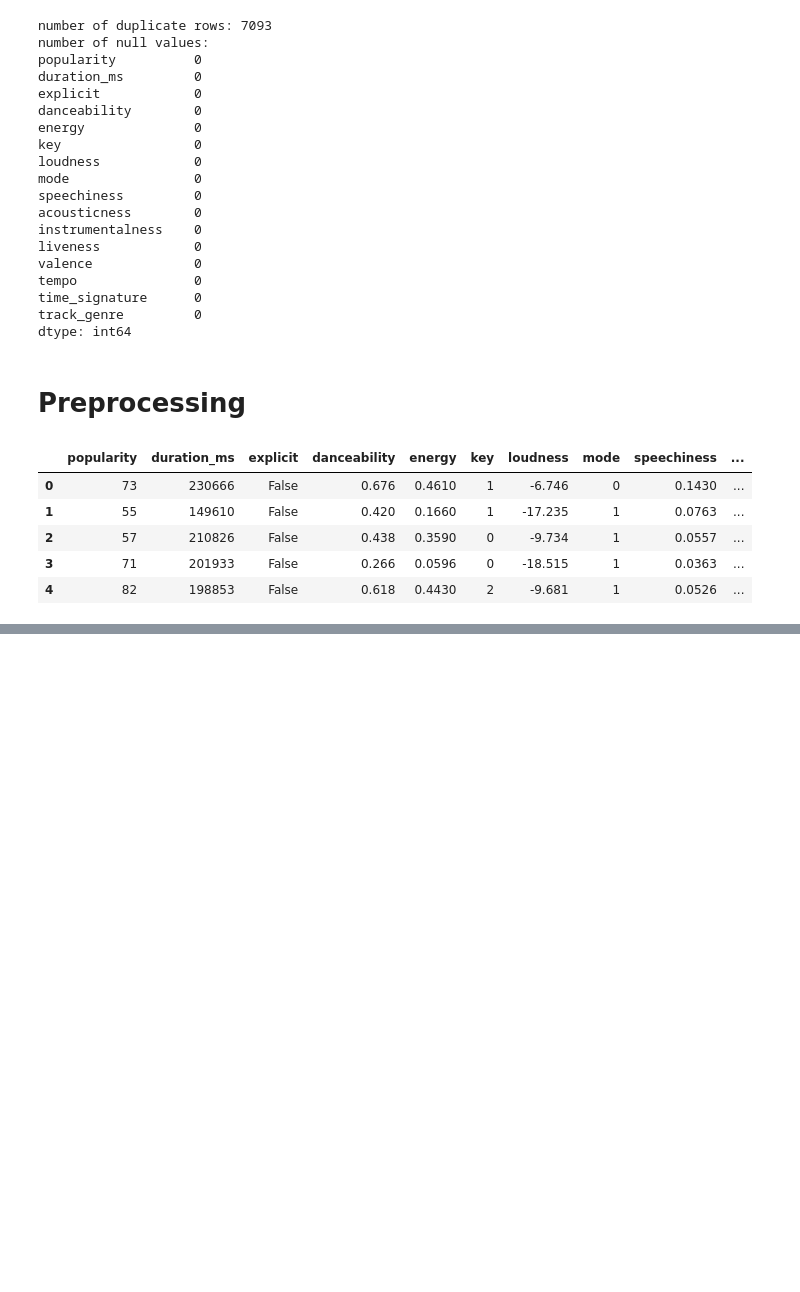
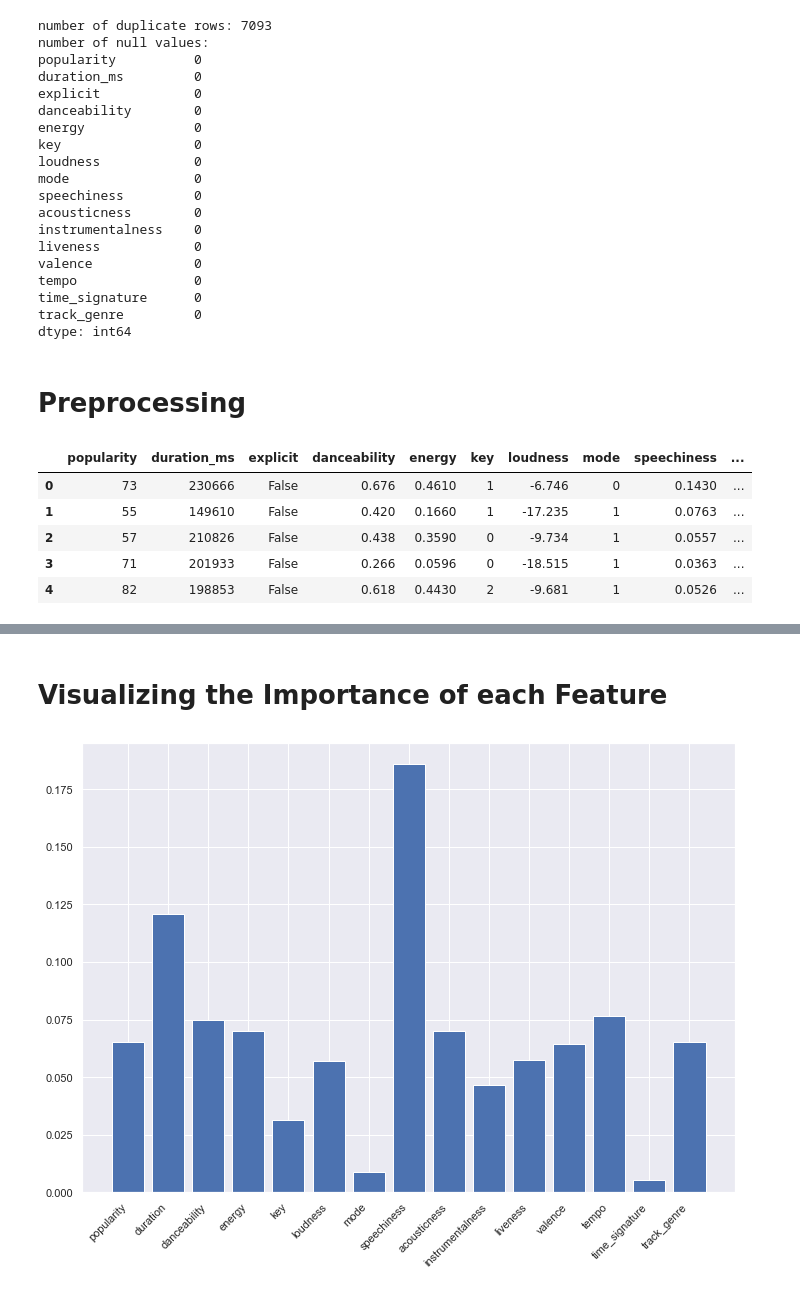
Before and after one commit to JahrelStewart/Spotify-Explicitness-Predictor, a Jupyter notebook: Main.ipynb, the cells around one changed output, grey strips where cells are left out. Drawn from its saved outputs; the diff is of its cells as text; code cells hidden in the pictures; blank space fills up the shorter version.

Commit message:
Model trained and tested

```diff
--- a/Main.ipynb
+++ b/Main.ipynb
@@ -109,0 +134,11 @@ df.head()
+# %%
+X = df.loc[:,df.columns != 'explicit'].values
+y = df['explicit'].values
+
+undersample = NearMiss(version=1, n_neighbors=3)
+X, y = undersample.fit_resample(X, y)
+
+X_train, X_test, y_train, y_test = train_test_split(X, y, test_size=0.2, random_state = 0)
+
+print("Contents of y_train: ",Counter(y_train))
+print("Contents of y_test: ",Counter(y_test))
@@ -109,0 +150,6 @@ df.head()
+# %%
+dummy = DummyClassifier(random_state=0)
+dtc = DecisionTreeClassifier(random_state=0)
+rf = RandomForestClassifier(random_state=0)
+adb = AdaBoostClassifier(random_state=0)
+bc = BaggingClassifier(random_state=0)
@@ -109,0 +204,6 @@ df.head()
+# %%
+dummy = DummyClassifier(random_state=0)
+dtc = DecisionTreeClassifier(random_state=0)
+rf = RandomForestClassifier(random_state=0, n_estimators=157)
+adb = AdaBoostClassifier(random_state=0, n_estimators=163, learning_rate=0.69387755)
+bc = BaggingClassifier(random_state=0, n_estimators=183)
@@ -109,0 +212,6 @@ df.head()
+# %%
+dummy.fit(X_train, y_train)
+dtc.fit(X_train, y_train)
+rf.fit(X_train, y_train)
+adb.fit(X_train, y_train)
+bc.fit(X_train, y_train)
@@ -109,0 +270,12 @@ df.head()
+# %% [markdown]
+# Visualizing the Importance of each Feature
+# %%
+importances = rf.feature_importances_
+plt.bar([x for x in range(len(importances))], importances)
+bars = ('popularity', 'duration', 'danceability', 'energy', 'key', 'loudness', 'mode', 'speechiness'
+       , 'acousticness', 'instrumentalness', 'liveness', 'valence', 'tempo', 'time_signature', 'track_genre')
+y_pos = np.arange(len(bars))
+plt.xticks(y_pos, bars, rotation=45, horizontalalignment='right')
+plt.show()
+# %% [output]
+[figure, added]
```
Also changed, not shown: parts of 15 cells of this notebook.
